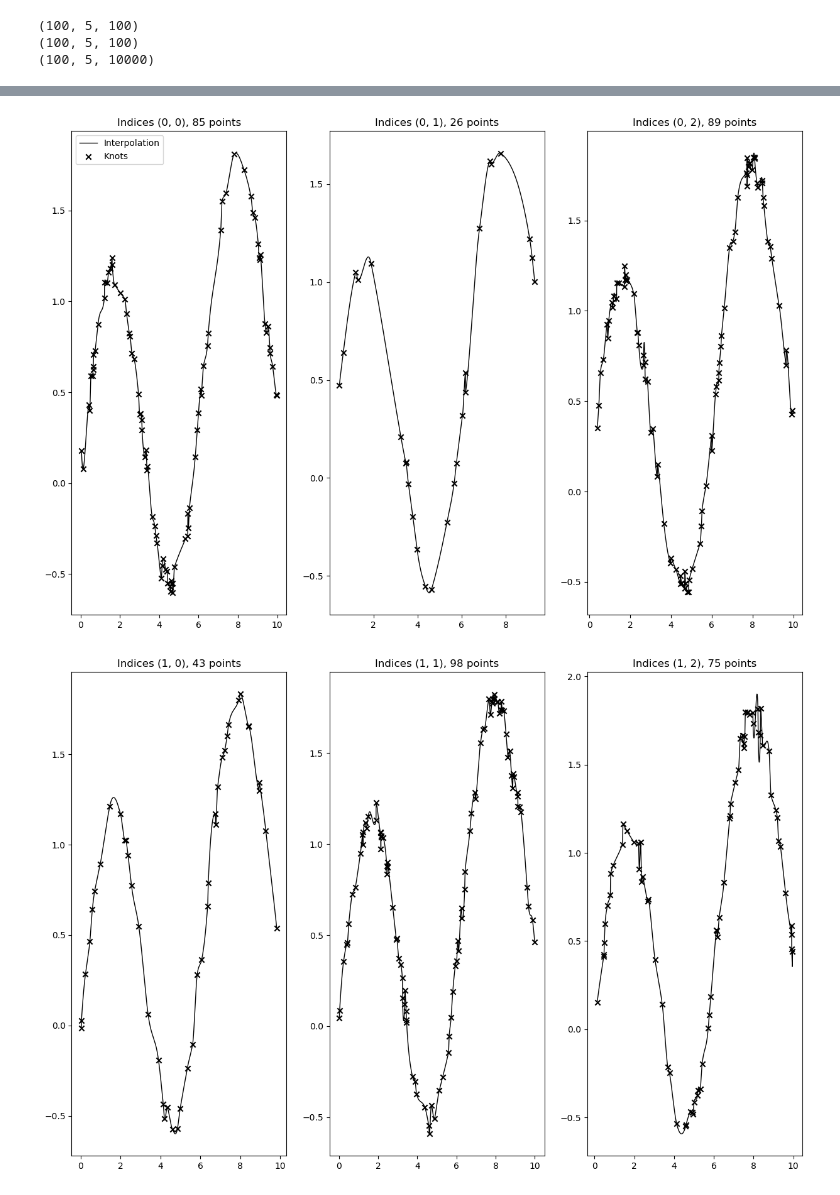
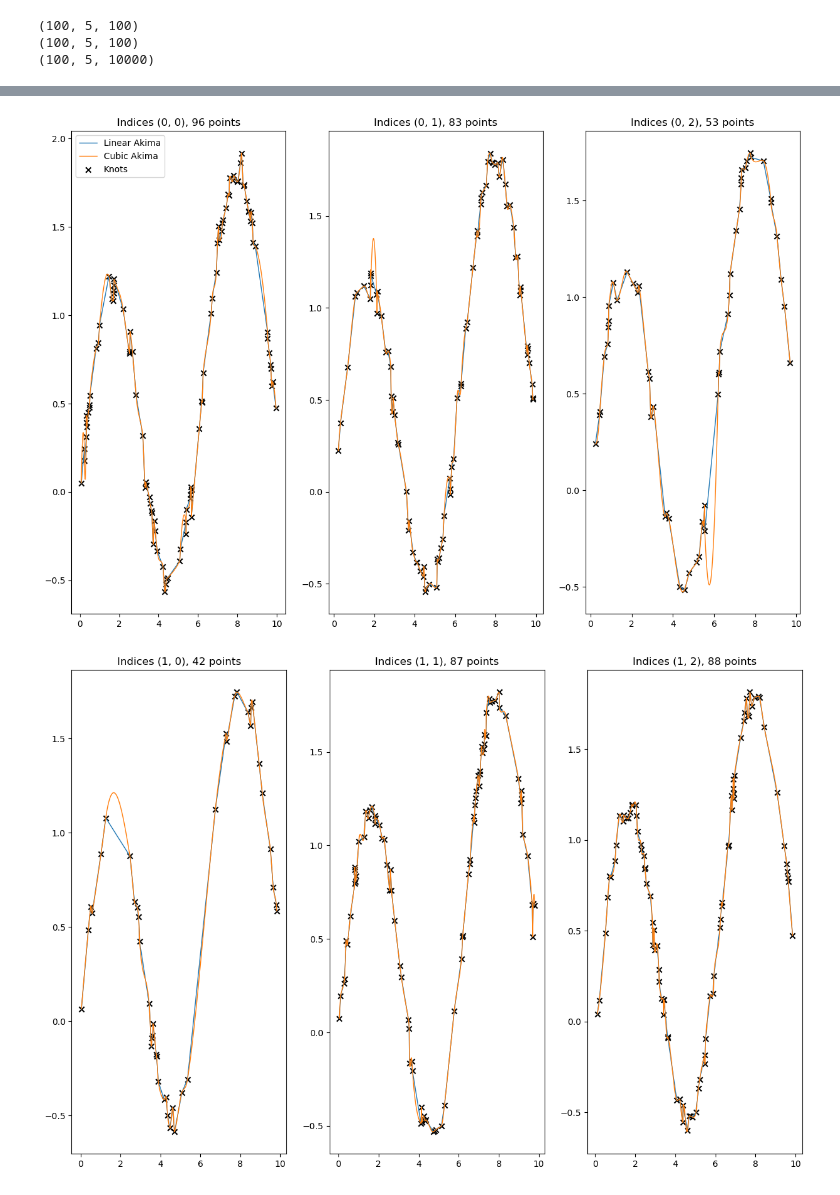
Before and after one commit to asantini29/CudAkima, a Jupyter notebook: examples/tutorial.ipynb, the cells around one changed output, grey strips where cells are left out. Drawn from its saved outputs; the diff is of its cells as text; code cells hidden in the pictures.

```diff
--- a/examples/tutorial.ipynb
+++ b/examples/tutorial.ipynb
@@ -156,8 +164,8 @@ titles = ['2 points, linear', '3 points, linear', '4+ points, Akima']
 for realization, title in zip(range(3), titles):
 
     plt.subplot(1, 3, realization + 1)
-
-    plt.plot(to_cpu(xinterp), to_cpu(result)[realization], c='k', ls = '-', lw=1, label='Interpolation')
+    for result, label in zip([linear_result, cubic_result], ['Linear Akima', 'Cubic Akima']):
+        plt.plot(to_cpu(xinterp), to_cpu(result)[realization], label=label)
     plt.scatter(to_cpu(x)[realization], to_cpu(y)[realization], marker='x', c='k', label='Knots')
     plt.title(title)
 
@@ -263,3 +269,6 @@ multidim_interp = AkimaInterpolant1DMultiDim(sanitize=False, use_gpu=use_gpu, th
+# %%
+linear_multidim_interp = AkimaInterpolant1DMultiDim(sanitize=False, use_gpu=use_gpu, threadsperblock=512, order='linear')
+cubic_multidim_interp = AkimaInterpolant1DMultiDim(sanitize=False, use_gpu=use_gpu, threadsperblock=512, order='cubic')
 # %%
 # generate some data
 batch_shape = (100, 5)
@@ -294,5 +303,10 @@ for _ in [x_data, y_data, x_new_multidim]:
 (100, 5, 100)
 (100, 5, 100)
 (100, 5, 10000)
+# %%
+linear_result = linear_multidim_interp(x_new_multidim, x_data, y_data)
+cubic_result = cubic_multidim_interp(x_new_multidim, x_data, y_data)
 # %%
-result = multidim_interp(x_new_multidim, x_data, y_data)
+%%timeit
+
+_ = cubic_multidim_interp(x_new_multidim, x_data, y_data)
@@ -305,20 +315,21 @@ _ = multidim_interp(x_new_multidim, x_data, y_data)
 # %%
 # visualize a few results
 N1 = 3
 N2 = 3
 Nsubplots = 101 + N2 * 10
 
 for i in range(N1):
     plt.figure(figsize=(15, 10))
     for j in range(N2):
         plt.subplot(Nsubplots + j)
         idx = (i, j)
-        plt.plot(to_cpu(x_new_multidim[idx]), to_cpu(result[idx]), c='k', ls = '-', lw=1, label='Interpolation')
+        for result, label in zip([linear_result, cubic_result], ['Linear Akima', 'Cubic Akima']):
+            plt.plot(to_cpu(x_new_multidim[idx]), to_cpu(result[idx]), ls = '-', lw=1, label=label)
         valid = ~xp.isnan(x_data[idx]) & ~xp.isnan(y_data[idx])
         plt.scatter(to_cpu(x_data[idx][valid]), to_cpu(y_data[idx][valid]), marker='x', c='k', label='Knots')
         plt.title(f'Indices {idx}, {valid.sum()} points')
         if i == 0 and j == 0:
             plt.legend()
 # %% [output]
-[figure, old version]
+[figure, new version]
-[figure, old version]
+[figure, new version]
```
Also changed, not shown: parts of 19 cells of this notebook, 2 other files.
